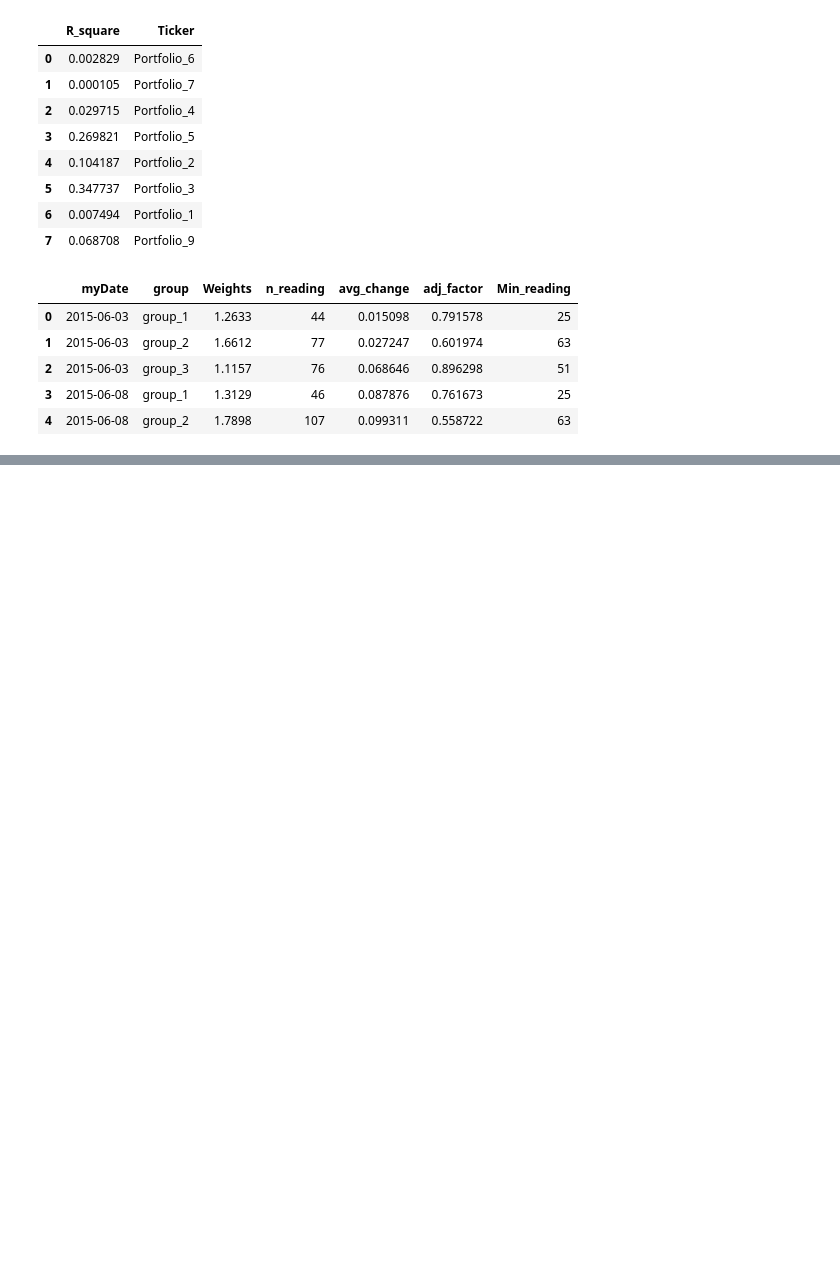
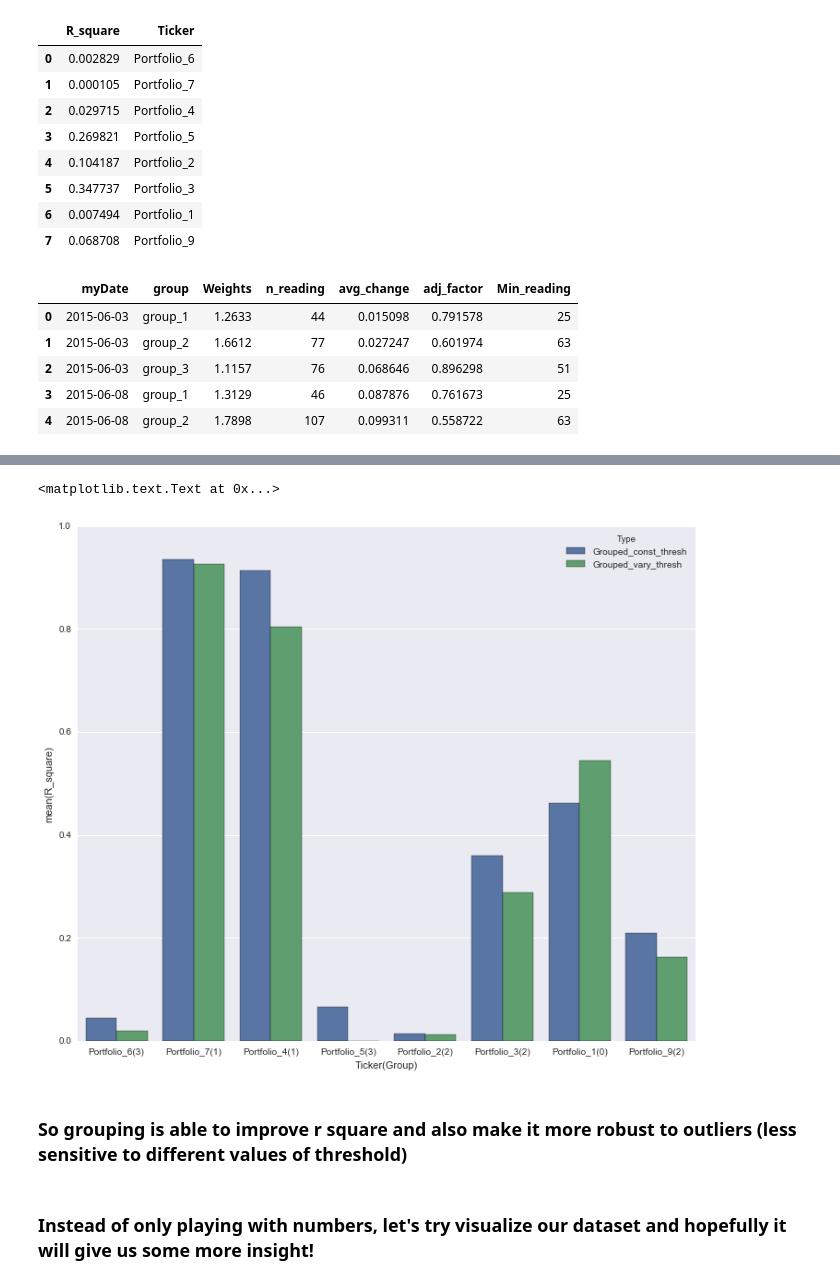
Before and after one commit to MaxwellLZH/BigByteInsight, a Jupyter notebook: HomeChallenge/r2/r2_test.ipynb, the cells around one changed output, grey strips where cells are left out. Saved outputs shown, nothing was run; the diff lists cells and outputs as text; code cells hidden in the pictures; blank space fills up the shorter version.

```diff
--- a/HomeChallenge/r2/r2_test.ipynb
+++ b/HomeChallenge/r2/r2_test.ipynb
@@ -228,10 +265,11 @@ pd.DataFrame({'Ticker':portfolios, 'R_square':r2})
 | 6 | 0.007494 | Portfolio_1 |
 | 7 | 0.068708 | Portfolio_9 |
 # %%
-#try grouping them:
+#try grouping with constant threshold
+#group_0: Portfolio 1
 #group_1: portfolio 4, 7
 #group_2: portfolio 2, 3, 9
-#group_3: portfolio 1, 5, 6
+#group_3: portfolio 5, 6
 
 
 mapping = {'Portfolio_4':'group_1', 'Portfolio_7': 'group_1',
@@ -247,7 +285,20 @@ def to_group_level(mapping, thresh=0.2):
 
     price['group'] = price['Ticker'].map(mapping)
 
-    price['capped_change']   = cap(price['yy_change'], -1 * thresh, thresh)
+    #capping
+    if isinstance(thresh, float) or isinstance(thresh, int):
+        price['capped_change']   = cap(price['yy_change'], -1.0 * thresh, 1.0*thresh)
+    elif isinstance(thresh, dict):
+        price['min'] = -1.0 * price['Ticker'].map(thresh)
+        price['max'] = 1.0 * price['Ticker'].map(thresh)
+        price['capped_change'] = price['yy_change']
+        price.ix[price['yy_change'] < price['min'], 'capped_change'] = price.ix[price['yy_change'] < price['min'], 'min']
+        price.ix[price['yy_change'] > price['max'], 'capped_change'] = price.ix[price['yy_change'] > price['max'], 'max']
+        price.drop(['min', 'max'], axis=1, inplace=True)
+    else:
+        raise ValueError('This type of threshold is not supported.')
+
+    #weighted price change
     price['weighted_change'] = price['capped_change'] * price['Weights']
     port_price = price.groupby(['myDate', 'group'], as_index=False).agg({'weighted_change':['count', np.sum],
                                                                               'Weights': np.sum})
@@ -318,0 +370,17 @@ plt.xlabel('Ticker(Group)')
+# %%
+#grouping along with variable threshold
+r2, calc_group_change = calc_group_r_2(to_group_level(mapping, thresh), mapping)
+grouped_vary_thresh = pd.DataFrame({'Ticker':true_quarter_change.keys(), 'R_square':r2})
+grouped_vary_thresh['Type']   = 'Grouped_vary_thresh'
+p = pd.concat([grouped, grouped_vary_thresh], axis=0)
+p['Ticker'] = p['Ticker'].apply(lambda x: x + '(' + mapping[x][-1] + ')')
+_ = plt.figure(figsize=(12, 10))
+ax = sns.barplot(x='Ticker', y='R_square', hue='Type', data=p)
+plt.xlabel('Ticker(Group)')
+# %% [output]
+<matplotlib.text.Text at 0x...>
+[figure, added]
+# %% [markdown]
+### So grouping is able to improve r square and also make it more robust to outliers (less sensitive to different values of threshold)
+# %% [markdown]
+### Instead of only playing with numbers, let's try visualize our dataset and hopefully it will give us some more insight!
```
Also changed, not shown: parts of 7 cells of this notebook.
